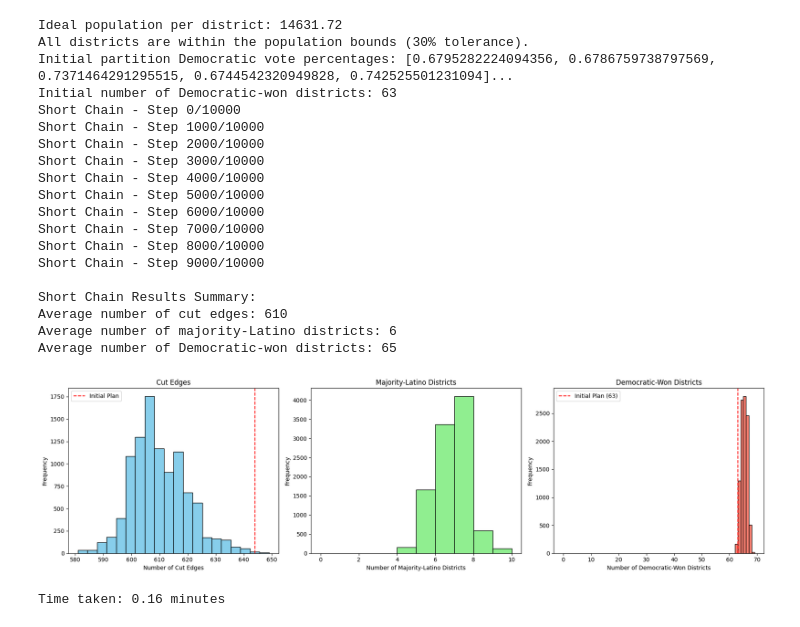
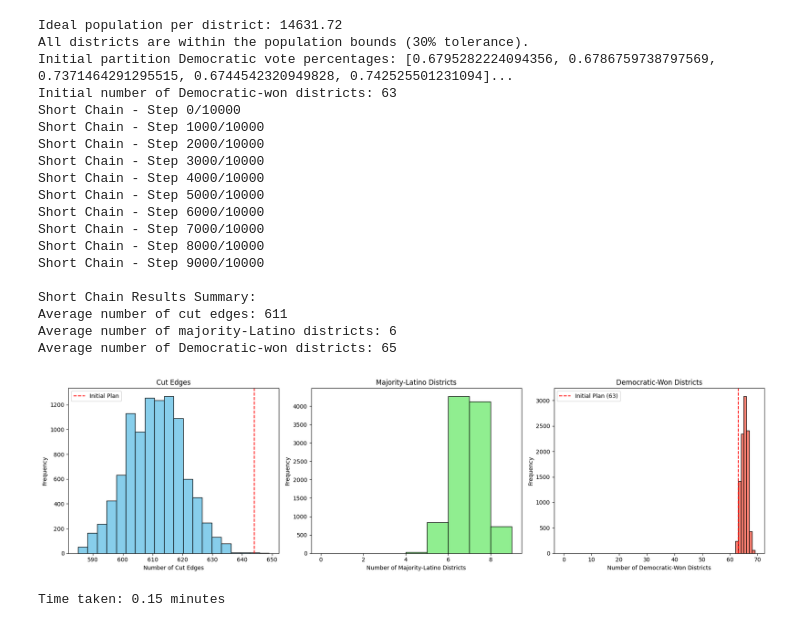
Before and after one commit to JinglinZhou99/Final_Project_MAUP_RI, a Jupyter notebook: gerrychainRI.ipynb, the cells around one changed output. Cells and saved outputs as stored; diff of their text form; code cells hidden in the pictures.

Commit message:
updated epsilon value and generated the png

```diff
--- a/gerrychainRI.ipynb
+++ b/gerrychainRI.ipynb
@@ -61,7 +61,7 @@ recom_proposal = partial(
     recom,
     pop_col="TOTPOP",
     pop_target=ideal_population,
-    epsilon=0.50,
+    epsilon=0.20,
     node_repeats=10
 )
 
@@ -133,33 +133,33 @@ axes[2].set_xlabel("Number of Democratic-Won Districts")
 axes[2].set_ylabel("Frequency")
 axes[2].axvline(x=initial_dem_wins, color="red", linestyle="--", label=f"Initial Plan ({initial_dem_wins})")
 axes[2].legend()
 
 plt.tight_layout()
 plt.savefig("histograms_short_ri.png")
 plt.show()
 
 # Record end time
 end_time = time.time()
 print(f"Time taken: {(end_time - start_time)/60:.2f} minutes")
 # %% [output]
 Ideal population per district: 14631.72
 All districts are within the population bounds (30% tolerance).
 Initial partition Democratic vote percentages: [0.6795282224094356, 0.6786759738797569, 0.7371464291295515, 0.6744542320949828, 0.742525501231094]...
 Initial number of Democratic-won districts: 63
 Short Chain - Step 0/10000
 Short Chain - Step 1000/10000
 Short Chain - Step 2000/10000
 Short Chain - Step 3000/10000
 Short Chain - Step 4000/10000
 Short Chain - Step 5000/10000
 Short Chain - Step 6000/10000
 Short Chain - Step 7000/10000
 Short Chain - Step 8000/10000
 Short Chain - Step 9000/10000
 
 Short Chain Results Summary:
-Average number of cut edges: 610
+Average number of cut edges: 611
 Average number of majority-Latino districts: 6
 Average number of Democratic-won districts: 65
-[figure, old version]
+[figure, new version]
-Time taken: 0.16 minutes
+Time taken: 0.15 minutes
```
Also changed, not shown: 1 other file.
